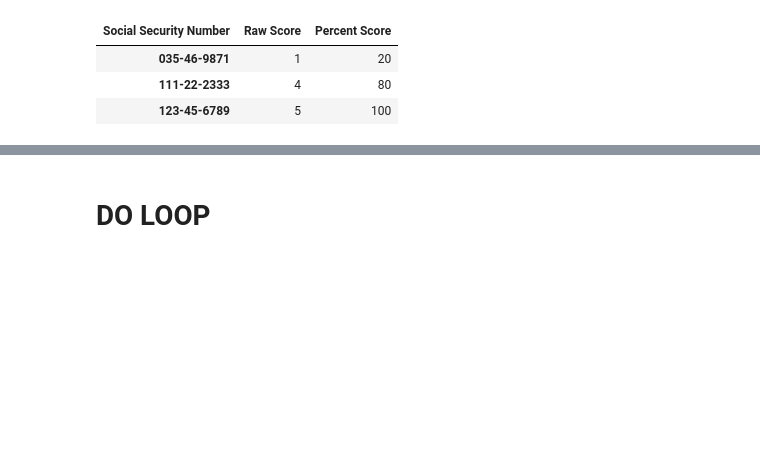
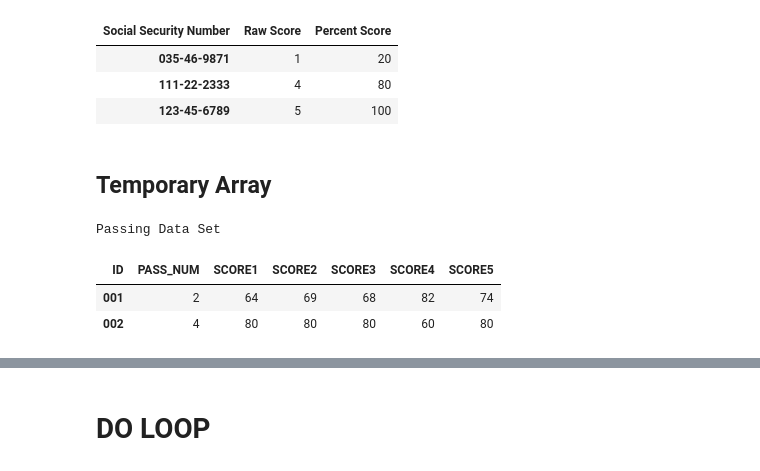
Before and after one commit to kevinwkc/my_sas, a Jupyter notebook: INTRO.ipynb, the cells around one changed output, grey strips where cells are left out. Drawn from its saved outputs; the diff is of its cells as text; code cells hidden in the pictures; blank space fills up the shorter version.

Commit message:
ARRAY use explicity array

```diff
--- a/INTRO.ipynb
+++ b/INTRO.ipynb
@@ -291,3 +291,40 @@ Listing of SCORE data set
 | 035-46-9871 | 1 | 20 |
 | 111-22-2333 | 4 | 80 |
 | 123-45-6789 | 5 | 100 |
+# %% [markdown]
+Temporary Array
+-------------------
+# %%
+
+*-------------------------------------------------------------*
+| Example 5: Using a temporary array to determine the number  |
+|   of tests passed                                           |
+*-------------------------------------------------------------*;
+DATA PASSING;
+
+   ARRAY PASS[5] _TEMPORARY_ (65 70 65 80 75);
+   ARRAY SCORE[5];
+
+   INPUT ID $ SCORE[*];
+   PASS_NUM = 0;
+
+   DO I = 1 TO 5;
+      IF SCORE[I] GE PASS[I] THEN
+         PASS_NUM + 1;
+   END;
+
+   DROP I;
+DATALINES;
+001 64 69 68 82 74
+002 80 80 80 60 80
+;
+PROC PRINT DATA=PASSING;
+   TITLE 'Passing Data Set';
+   ID ID;
+   VAR PASS_NUM SCORE1-SCORE5;
+RUN;
+# %% [output]
+Passing Data Set
+| ID | PASS_NUM | SCORE1 | SCORE2 | SCORE3 | SCORE4 | SCORE5 |
+| 001 | 2 | 64 | 69 | 68 | 82 | 74 |
+| 002 | 4 | 80 | 80 | 80 | 60 | 80 |
```
Also changed, not shown: parts of 1 cell of this notebook.
